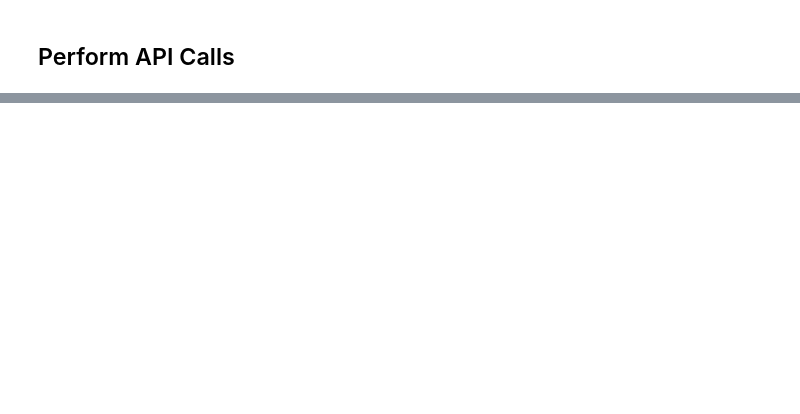
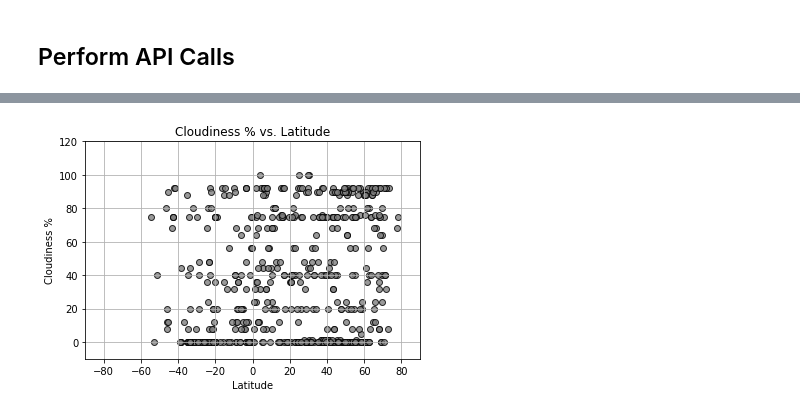
Before and after one commit to erjacobs2/Weather_API, a Jupyter notebook: WeatherPy.ipynb, the cells around one changed output, grey strips where cells are left out. Saved outputs shown, nothing was run; the diff lists cells and outputs as text; code cells hidden in the pictures; blank space fills up the shorter version.

```diff
--- a/WeatherPy.ipynb
+++ b/WeatherPy.ipynb
@@ -63,0 +132,16 @@ summary = ["main.temp", "coord.lat", "coord.lon", "main.humidity", "clouds.all",
+# %%
+#Lat vs Clouds
+
+plt.scatter(lat_s, cloud_s, marker="o", facecolors="grey", edgecolors="black", alpha=0.80)
+plt.title("Cloudiness % vs. Latitude")
+plt.xlabel("Latitude")
+plt.ylabel("Cloudiness %")
+
+plt.grid(True)
+plt.ylim(-10,120)
+plt.xlim(-90,90)
+
+plt.savefig("Cloudiness vs Lat.png")
+plt.show()
+# %% [output]
+[figure, added]
```
Also changed, not shown: parts of 8 cells of this notebook, 1 other file.
